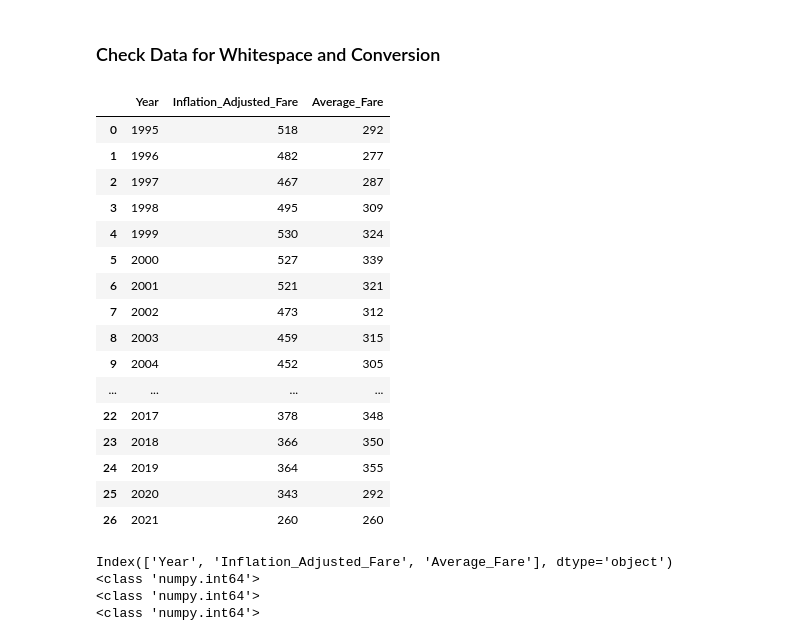
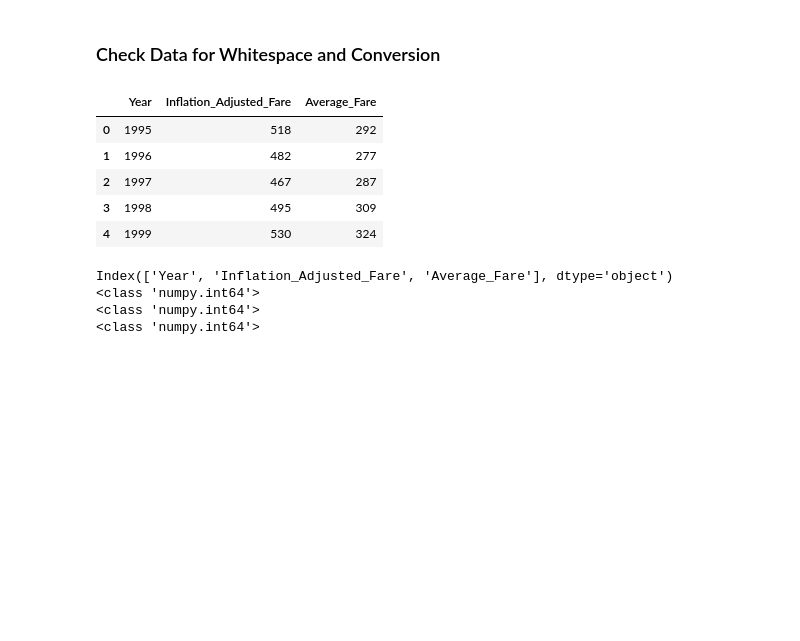
Before and after one commit to Eleanor-Shellstrop/airfare, a Jupyter notebook: airfare-data.ipynb, the cells around one changed output. Saved outputs shown, nothing was run; the diff lists cells and outputs as text; code cells hidden in the pictures; blank space fills up the shorter version.

```diff
--- a/airfare-data.ipynb
+++ b/airfare-data.ipynb
@@ -76,26 +76,15 @@ annual_fares = pd.read_csv('annual_fares.csv')
 # %% [markdown]
 ### Check Data for Whitespace and Conversion
 # %%
-# Check output and headings
-annual_fares
+# Check sample of output and headings
+annual_fares[:5]
 # %% [output]
 |  | Year | Inflation_Adjusted_Fare | Average_Fare |
 | 0 | 1995 | 518 | 292 |
 | 1 | 1996 | 482 | 277 |
 | 2 | 1997 | 467 | 287 |
 | 3 | 1998 | 495 | 309 |
 | 4 | 1999 | 530 | 324 |
-| 5 | 2000 | 527 | 339 |
-| 6 | 2001 | 521 | 321 |
-| 7 | 2002 | 473 | 312 |
-| 8 | 2003 | 459 | 315 |
-| 9 | 2004 | 452 | 305 |
-| ... | ... | ... | ... |
-| 22 | 2017 | 378 | 348 |
-| 23 | 2018 | 366 | 350 |
-| 24 | 2019 | 364 | 355 |
-| 25 | 2020 | 343 | 292 |
-| 26 | 2021 | 260 | 260 |
 # %%
 # Check headers to rename without whitespace if needed
 print(annual_fares.columns)
```
Also changed, not shown: parts of 6 cells of this notebook, 1 other file.
